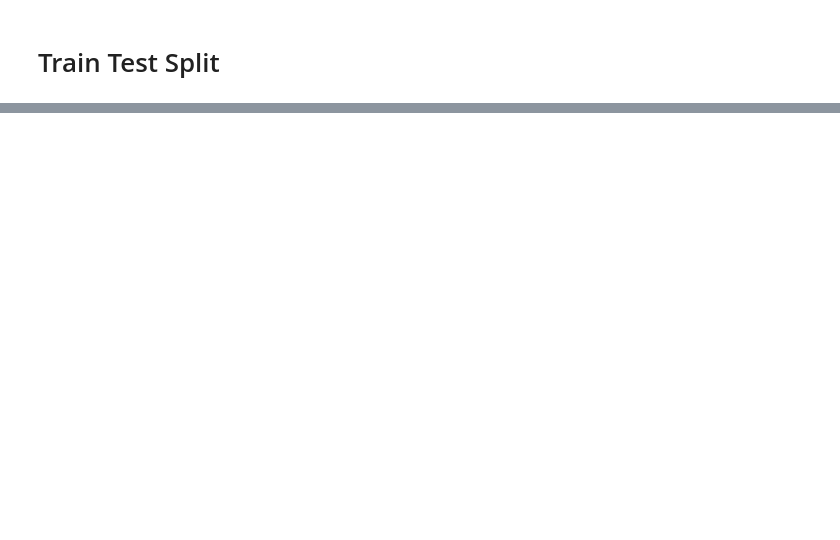
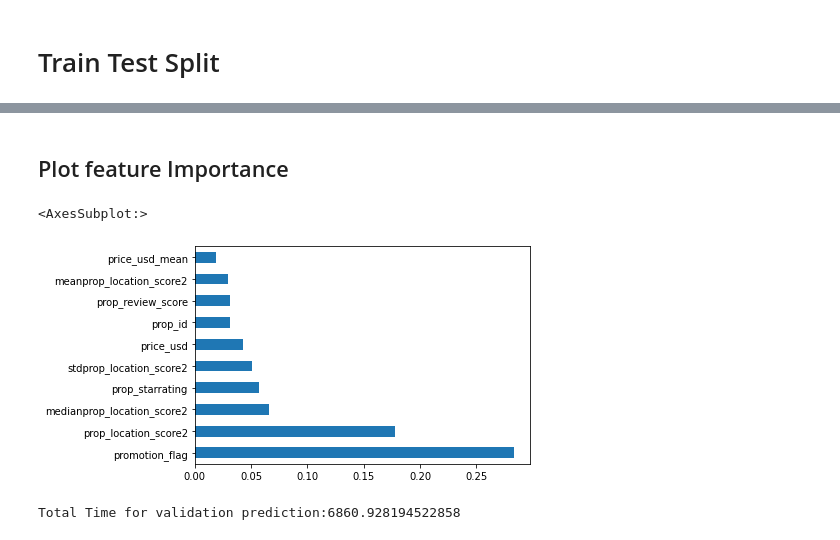
Before and after one commit to abhiwankenobi/DMT2022, a Jupyter notebook: Assignment2/Modeling.ipynb, the cells around one changed output, grey strips where cells are left out. Drawn from its saved outputs; the diff is of its cells as text; code cells hidden in the pictures; blank space fills up the shorter version.

```diff
--- a/Assignment2/Modeling.ipynb
+++ b/Assignment2/Modeling.ipynb
@@ -189,0 +202,17 @@ array([0.  , 0.  , 0.01, 0.03, 0.02, 0.01, 0.01, 0.01, 0.06, 0.02, 0.02,
+# %%
+gss = GroupShuffleSplit(test_size=0.1, n_splits=1, random_state = 7).split(X_rand_false, groups=X_rand_false['srch_id'])
+X_train_inds, X_val_inds = next(gss)
+X_train = X_rand_false.iloc[X_train_inds]
+X_train_data = X_train.loc[:, ~X_train.columns.isin(['srch_id','rel'])]
+y_train_data = X_train.loc[:, X_train.columns.isin(['rel'])]
+train_groups = X_train.groupby('srch_id').size().to_frame('size')['size'].to_numpy()
+# %%
+X_val = X_rand_false.iloc[X_val_inds]
+X_val_concat = pd.concat([X_val, X_rand_true])
+X_val_data = X_val_concat.loc[:, ~X_val_concat.columns.isin(['srch_id','rel'])]
+y_val_data = X_val_concat.loc[:, X_val_concat.columns.isin(['rel'])]
+eval_groups = X_val_concat.groupby('srch_id').size().to_frame('size')['size'].to_numpy()
+# %%
+X_val_rand = X_rand_true.loc[:, ~X_rand_true.columns.isin(['srch_id','rel'])]
+y_val_rand = X_rand_true.loc[:, X_rand_true.columns.isin(['rel'])]
+eval_groups_rand = X_rand_true.groupby('srch_id').size().to_frame('size')['size'].to_numpy()
@@ -189,0 +241,18 @@ array([0.  , 0.  , 0.01, 0.03, 0.02, 0.01, 0.01, 0.01, 0.06, 0.02, 0.02,
+# %%
+model = xgb.XGBRanker(
+        tree_method='gpu_hist',
+        booster='gbtree',
+        objective='rank:ndcg',
+        random_state=42,
+        learning_rate=0.1,
+        colsample_bytree=0.8,
+        eta=0.05,
+        max_depth=6,
+        n_estimators=500,
+        subsample=0.8,
+        predictor='gpu_predictor'
+        )
+
+
+model = model.fit(X_train_data, y_train_data, group=train_groups, eval_set=[(X_val_data, y_val_data), (X_val_rand, y_val_rand), (X_train_data, y_train_data)],
+              eval_group = [eval_groups, eval_groups_rand, train_groups], eval_metric='ndcg@5', verbose=True, early_stopping_rounds=20)
@@ -190,3 +277,11 @@ array([0.  , 0.  , 0.01, 0.03, 0.02, 0.01, 0.01, 0.01, 0.06, 0.02, 0.02,
+# %% [markdown]
+## Plot feature Importance
+# %%
+feat_importances = pd.Series(model.feature_importances_, index=X_train_data.columns)
+feat_importances.nlargest(10).plot(kind='barh')
+# %% [output]
+<AxesSubplot:>
+[figure, added]
 # %%
 def recommend_properties(model, data):
     result = pd.DataFrame(columns=['srch_id', 'prop_id', 'scores'])
@@ -212,7 +307,9 @@ recommendations = recommend_properties(model, preprocessed_test)
 end = time.time()
 print(f'Total Time for validation prediction:{end - start}')
 submission = recommendations.drop(columns=['scores'])
-submission.to_csv(f'submission1.csv', index=False)
+submission.to_csv(f'submission_only_randbool_false.csv', index=False)
+# %% [output]
+Total Time for validation prediction:6860.928194522858
 # %%
 def recommend_properties_group(model, group):
     scores = model.predict(group.loc[:, ~group.columns.isin(['srch_id'])])
```
Also changed, not shown: parts of 41 cells of this notebook, 6 other files.
